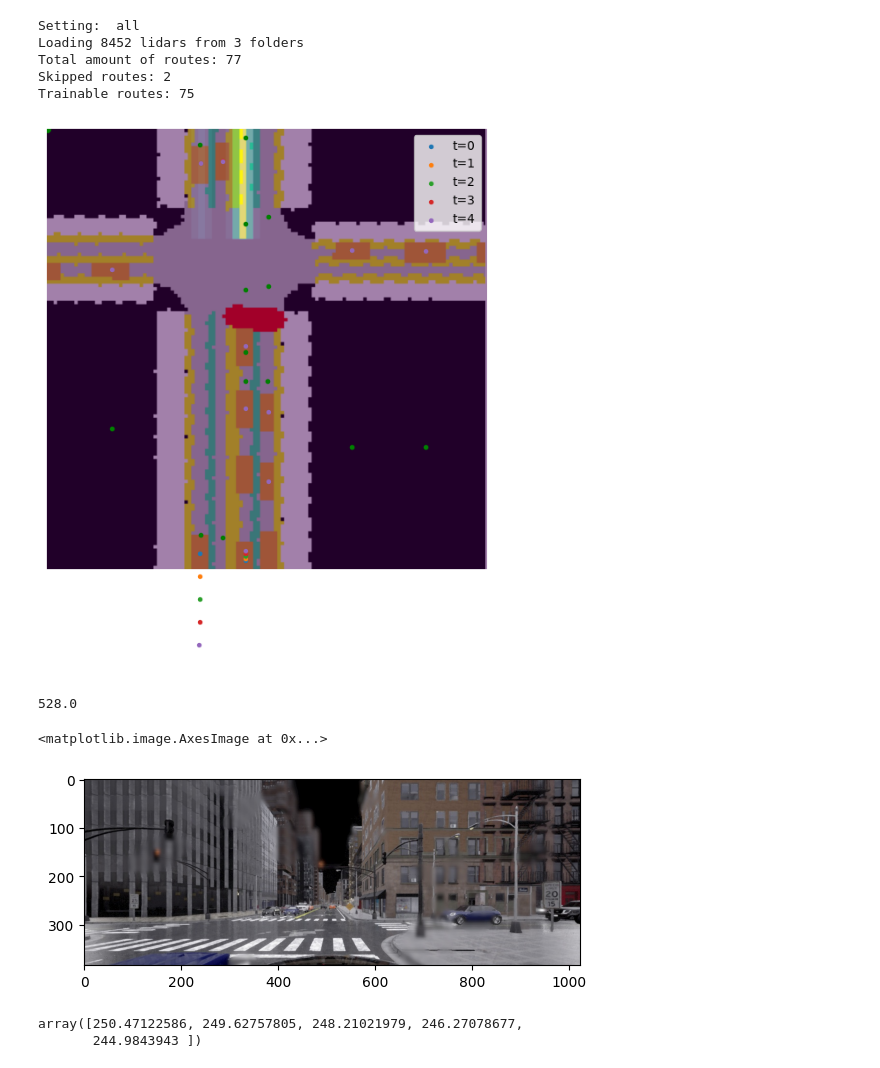
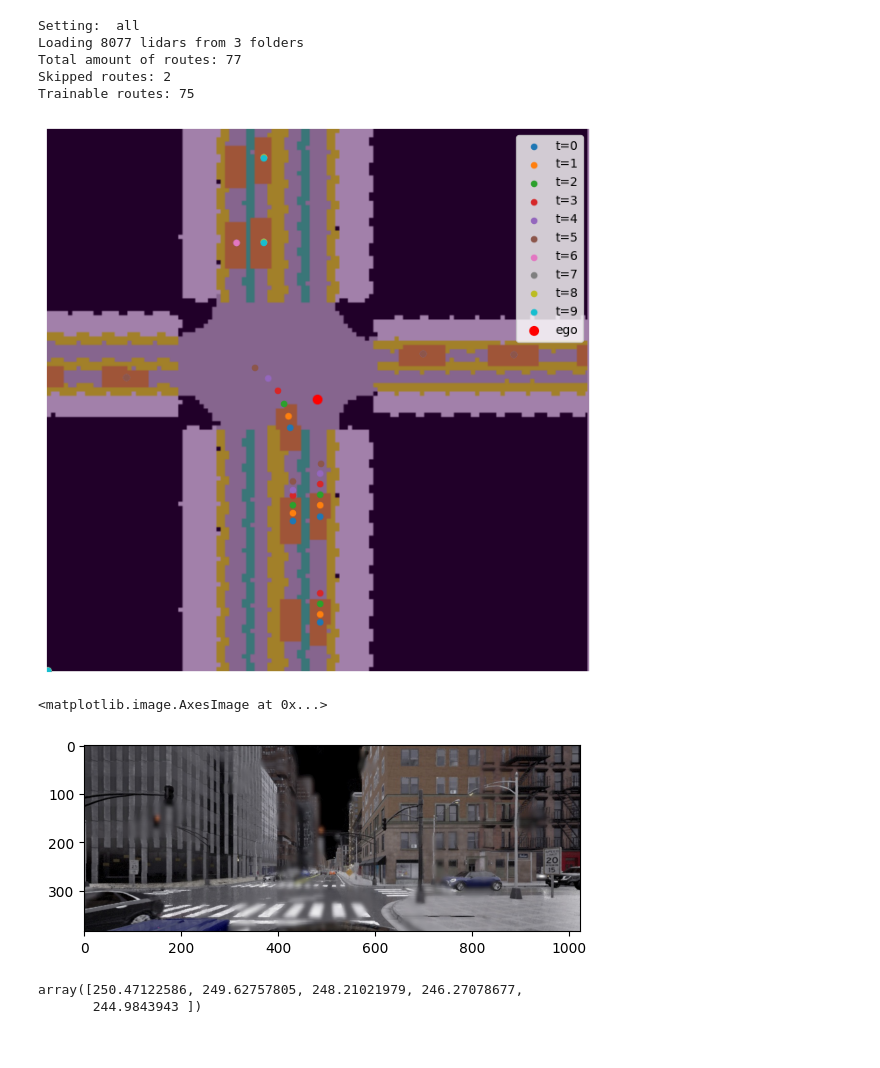
Before and after one commit to andreas122001/AD_specialization_project, a Jupyter notebook: team_code/0_test.ipynb, the cells around one changed output. Saved outputs shown, nothing was run; the diff lists cells and outputs as text; code cells hidden in the pictures.

```diff
--- a/team_code/0_test.ipynb
+++ b/team_code/0_test.ipynb
@@ -23,7 +73,7 @@ config.img_seq_len = 1
 config.img_step_size = 1
 config.lidar_seq_len = 1
 config.trajectory_step_size = 1
-config.trajectory_pred_len = 5
+config.trajectory_pred_len = 10
 config.use_trajectory_prediction = True
 config.setting = "13_withheld"
 # %%
@@ -78,7 +128,7 @@ dataset = CARLA_Data(
 # Standard pruning: 223967 (68.1%)
 # %% [output]
 Setting:  all
-Loading 8452 lidars from 3 folders
+Loading 8077 lidars from 3 folders
 Total amount of routes: 77
 Skipped routes: 2
 Trainable routes: 75
@@ -134,10 +184,10 @@ def select(data, i):
     return {k: v[:, i] for k, v in data.items()}
 
 
-index = 610
+index = 672
 # data_point = next(loader)
-data_point = {k: torch.tensor(v).unsqueeze(0)  for k,v in dataset[index].items()}
+data_point = {k: torch.tensor(v).unsqueeze(0) for k, v in dataset[index].items()}
 # %%
-for i in range(100):
-    next(loader)
+# for i in range(100):
+#     next(loader)
 # %%
@@ -155,66 +205,73 @@ rgb = data_point["rgb"][0, :].numpy().transpose(1, 2, 0)
 
 # traj.shape, mask.shape, ch.shape, bb.shape, bev.shape, lidar.shape, rgb.shape
 # %%
-data_point = {k: torch.tensor(v).unsqueeze(0)  for k,v in dataset[index].items()}
+data_point = {k: torch.tensor(v).unsqueeze(0) for k, v in dataset[index].items()}
 # index += 1
 
 bev = np.array(config.bev_classes_list)[data_point["bev_semantic"][0].numpy()]
-lidar = data_point["lidar"].numpy()[0,:,0]
-traj = data_point["trajectories"][0, ].numpy()
+lidar = data_point["lidar"].numpy()[0, :, 0]
+traj = data_point["trajectories"][0,].numpy()
 mask = data_point["trajectories_mask"][0,].numpy()
-traj = traj[np.where(traj.sum(axis=(1,2)) != 0)]
-ch = data_point["center_heatmap"][0,:,0].numpy()
-bb = data_point['bounding_boxes'][0,:,:].numpy()
+traj = traj[np.where(traj.sum(axis=(1, 2)) != 0)]
+ch = data_point["center_heatmap"][0, :, 0].numpy()
+bb = data_point["bounding_boxes"][0, :, :].numpy()
 rgb = data_point["rgb"][0, :].numpy().transpose(1, 2, 0)
 
-traj[:,:,1] = 255 - traj[:,:,1]
+traj[:, :, 1] = 255 - traj[:, :, 1]
 
 t = slice(0, -1)
 plt.figure(figsize=(8, 8))
 # plt.imshow(np.flip(np.rot90(bev[t], k=1), axis=0))
 plt.imshow(np.rot90(bev[t], k=1))
-plt.imshow(cv2.resize(ch[t], dsize=(256, 256), interpolation=cv2.INTER_NEAREST), alpha=0.5)
+# plt.imshow(bev[t])
+plt.imshow(
+    cv2.resize(ch[t], dsize=(256, 256), interpolation=cv2.INTER_NEAREST), alpha=0.5
+)
 # plt.imshow(np.flip(np.rot90(lidar[t], k=1), axis=0), alpha=0.5)
-plt.imshow(np.rot90(lidar[t], k=1), alpha=0.5)
-# plt.imshow(np.flip(np.rot90(lidar[t+1], k=1), axis=0), alpha=0.5)
-for box in bb[t]:
-    plt.plot(box[0], box[1], '.', c="green")
+# plt.imshow(lidar[t], alpha=0.5)
+# plt.imshow(np.flip(np.rot90(lidar[t], k=1), axis=0), alpha=0.5)
+# for box in bb[t]:
+#     plt.plot(box[0], box[1], '.', c="green")
 
-# for
-# data_point['route'].numpy()
+# for p in route:
+#     print(p)
+#     plt.scatter(
+#         p[1] * loc_pixels_per_meter + origin[1],
+#         p[0] * loc_pixels_per_meter + origin[0],
+#     c="r", s=20)
 
 car = slice(0, -1)
 first = True
 for i, (car, mask_i) in enumerate(zip(traj[car], mask[car])):
-    x = car[np.where(mask_i != -1)][:,0] # * loc_pixels_per_meter + origin[0]
-    y = car[np.where(mask_i != -1)][:,1] # * loc_pixels_per_meter + origin[1]
+    x = car[np.where(mask_i != -1)][:, 0]  # + origin[0]
+    y = car[np.where(mask_i != -1)][:, 1]  # + origin[1]
     plt.gca().set_prop_cycle(None)
     for j, (xi, yi) in enumerate(zip(x, y)):
         # print(xi, yi)
-        if first: plt.scatter(xi, yi, s=8, label=f"t={j}")
-        else: plt.scatter(xi, yi, s=8)
+        if first:
+            plt.scatter(xi, yi, s=20, label=f"t={j}")
+            # print(xi, yi)
+        else:
+            plt.scatter(xi, yi, s=20)
     first = False
     # plt.scatter(x, y, s=8)
 
 # for car in traj[1:2]:
 #     for f in car:
 #         plt.scatter(f[0], f[1], c="red", s=8)
+plt.scatter(255 // 2, 255 // 2, c="red", s=50, label="ego")
 plt.legend()
-plt.axis('off')
-plt.show();
+plt.axis("off")
+plt.show()
 # print(mask)
 # Do we want to ignore stationary objects?
 # %% [output]
-[figure, old version]
+[figure, new version]
-# %%
-(loc_pixels_per_meter) + origin[1]
-# %% [output]
-528.0
 # %%
 plt.imshow(rgb)
 # %% [output]
 <matplotlib.image.AxesImage at 0x...>
-[figure, old version]
+[figure, new version]
 # %%
 # %% [output]
 array([250.47122586, 249.62757805, 248.21021979, 246.27078677,
```
Also changed, not shown: parts of 31 cells of this notebook, 4 other files.
